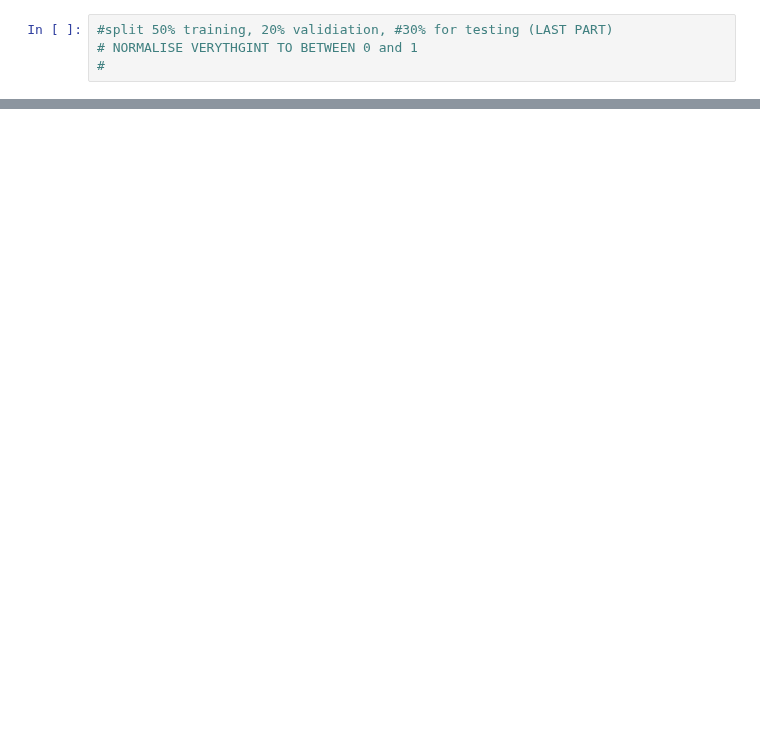
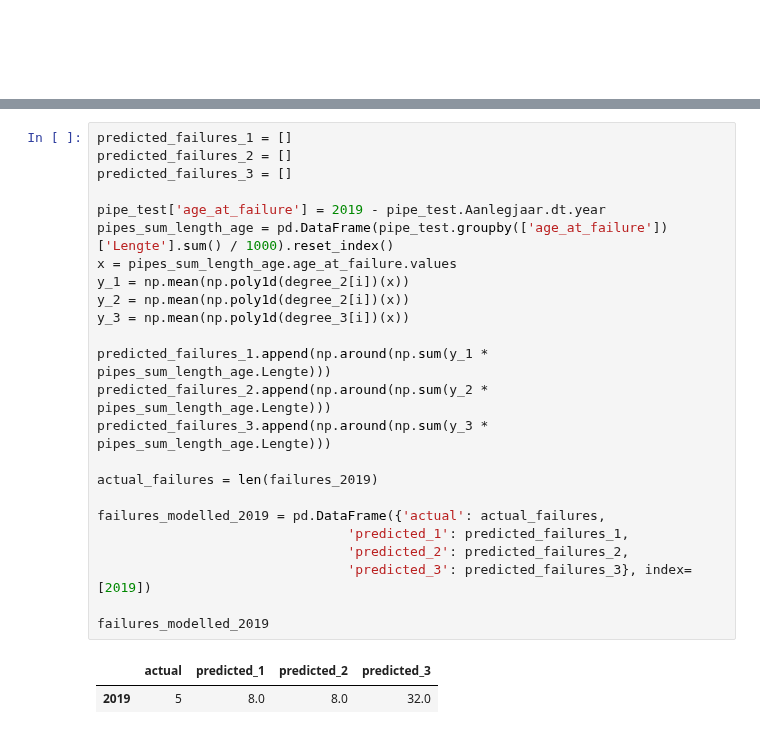
Before and after one commit to jipsteiger/ENVM1601, a Jupyter notebook: Failure_modelling/advanced_model.ipynb, the cells around one changed output, grey strips where cells are left out. Drawn from its saved outputs; the diff is of its cells as text; blank space fills up the shorter version.

```diff
--- a/Failure_modelling/advanced_model.ipynb
+++ b/Failure_modelling/advanced_model.ipynb
@@ -70,0 +194,27 @@ all_failure_rate_years.head()
+# %%
+predicted_failures_1 = []
+predicted_failures_2 = []
+predicted_failures_3 = []
+
+pipe_test['age_at_failure'] = 2019 - pipe_test.Aanlegjaar.dt.year
+pipes_sum_length_age = pd.DataFrame(pipe_test.groupby(['age_at_failure'])['Lengte'].sum() / 1000).reset_index()
+x = pipes_sum_length_age.age_at_failure.values
+y_1 = np.mean(np.poly1d(degree_2[i])(x))
+y_2 = np.mean(np.poly1d(degree_2[i])(x))
+y_3 = np.mean(np.poly1d(degree_3[i])(x))
+
+predicted_failures_1.append(np.around(np.sum(y_1 * pipes_sum_length_age.Lengte)))
+predicted_failures_2.append(np.around(np.sum(y_2 * pipes_sum_length_age.Lengte)))
+predicted_failures_3.append(np.around(np.sum(y_3 * pipes_sum_length_age.Lengte)))
+
+actual_failures = len(failures_2019)
+
+failures_modelled_2019 = pd.DataFrame({'actual': actual_failures,
+                                'predicted_1': predicted_failures_1,
+                                'predicted_2': predicted_failures_2,
+                                'predicted_3': predicted_failures_3}, index=[2019])
+
+failures_modelled_2019
+# %% [output]
+|  | actual | predicted_1 | predicted_2 | predicted_3 |
+| 2019 | 5 | 8.0 | 8.0 | 32.0 |
```
Also changed, not shown: parts of 8 cells of this notebook, 8 other files.
